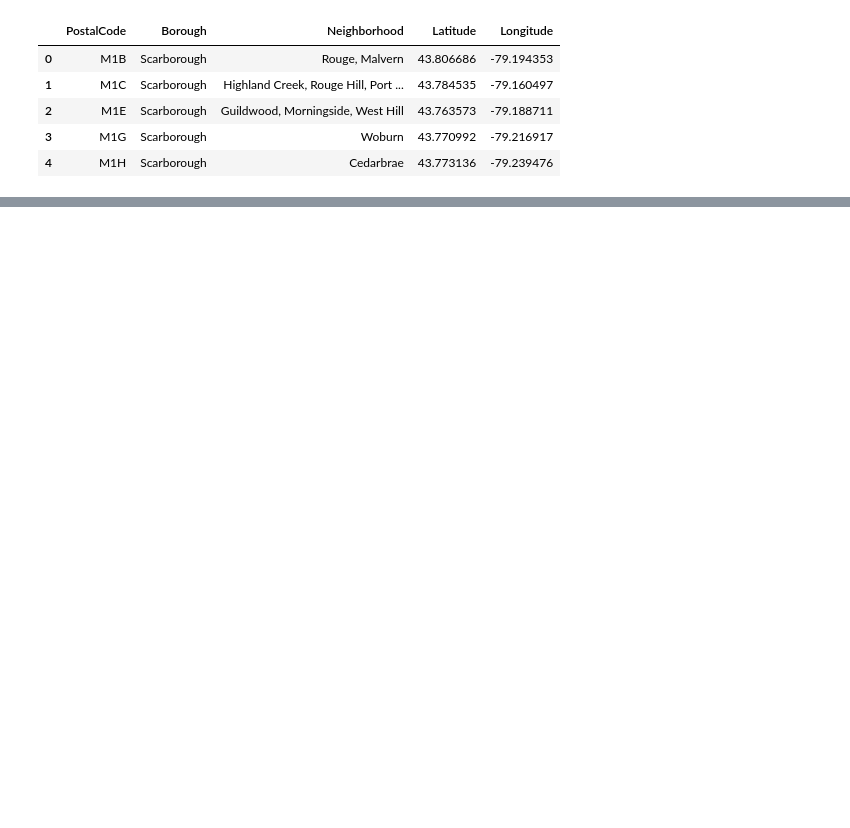
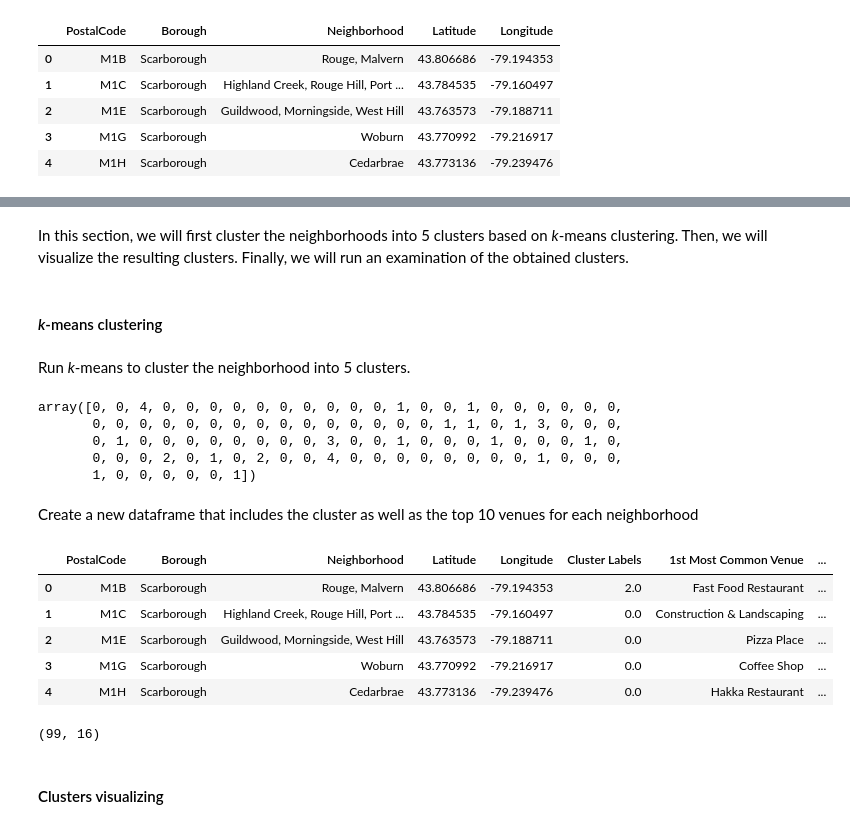
Before and after one commit to yaolongds/Coursera_Capstone, a Jupyter notebook: Capstone_Project_Notebook.ipynb, the cells around one changed output, grey strips where cells are left out. Saved outputs shown, nothing was run; the diff lists cells and outputs as text; code cells hidden in the pictures; blank space fills up the shorter version.

```diff
--- a/Capstone_Project_Notebook.ipynb
+++ b/Capstone_Project_Notebook.ipynb
@@ -86,0 +383,3 @@ df_toronto.head()
+# %%
+toronto_grouped = toronto_onehot.groupby('Neighborhood').mean().reset_index()
+toronto_grouped.head()
@@ -86,0 +442,21 @@ df_toronto.head()
+# %%
+num_top_venues = 10
+
+indicators = ['st', 'nd', 'rd']
+
+# create columns according to number of top venues
+columns = ['Neighborhood']
+for ind in np.arange(num_top_venues):
+    try:
+        columns.append('{}{} Most Common Venue'.format(ind+1, indicators[ind]))
+    except:
+        columns.append('{}th Most Common Venue'.format(ind+1))
+
+# create a new dataframe
+neighborhoods_venues_sorted = pd.DataFrame(columns=columns)
+neighborhoods_venues_sorted['Neighborhood'] = toronto_grouped['Neighborhood']
+
+for ind in np.arange(toronto_grouped.shape[0]):
+    neighborhoods_venues_sorted.iloc[ind, 1:] = return_most_common_venues(toronto_grouped.iloc[ind, :], num_top_venues)
+
+neighborhoods_venues_sorted.head()
@@ -86,0 +472,50 @@ df_toronto.head()
+# %% [markdown]
+In this section, we will first cluster the neighborhoods into 5 clusters based on *k*-means clustering. Then, we will visualize the resulting clusters. Finally, we will run an examination of the obtained clusters.
+# %% [markdown]
+#### *k*-means clustering
+# %% [markdown]
+Run *k*-means to cluster the neighborhood into 5 clusters.
+# %%
+# set number of clusters
+kclusters = 5
+
+toronto_grouped_clustering = toronto_grouped.drop('Neighborhood', 1)
+
+# run k-means clustering
+kmeans = KMeans(n_clusters=kclusters, random_state=0).fit(toronto_grouped_clustering)
+
+# check cluster labels generated for each row in the dataframe
+np.int_(kmeans.labels_)
+# %% [output]
+array([0, 0, 4, 0, 0, 0, 0, 0, 0, 0, 0, 0, 0, 1, 0, 0, 1, 0, 0, 0, 0, 0, 0,
+       0, 0, 0, 0, 0, 0, 0, 0, 0, 0, 0, 0, 0, 0, 0, 1, 1, 0, 1, 3, 0, 0, 0,
+       0, 1, 0, 0, 0, 0, 0, 0, 0, 0, 3, 0, 0, 1, 0, 0, 0, 1, 0, 0, 0, 1, 0,
+       0, 0, 0, 2, 0, 1, 0, 2, 0, 0, 4, 0, 0, 0, 0, 0, 0, 0, 0, 1, 0, 0, 0,
+       1, 0, 0, 0, 0, 0, 1])
+# %% [markdown]
+Create a new dataframe that includes the cluster as well as the top 10 venues for each neighborhood
+# %%
+# add clustering labels
+neighborhoods_venues_sorted.insert(0, 'Cluster Labels', np.int_(kmeans.labels_))
+
+toronto_merged = toronto_data
+
+# merge toronto_grouped with toronto_data to add latitude/longitude for each neighborhood
+toronto_merged = toronto_merged.join(neighborhoods_venues_sorted.set_index('Neighborhood'), on='Neighborhood')
+
+toronto_merged.head() # check the last columns!
+# %% [output]
+|  | PostalCode | Borough | Neighborhood | Latitude | Longitude | Cluster Labels | 1st Most Common Venue | ... |
+| 0 | M1B | Scarborough | Rouge, Malvern | 43.806686 | -79.194353 | 2.0 | Fast Food Restaurant | ... |
+| 1 | M1C | Scarborough | Highland Creek, Rouge Hill, Port ... | 43.784535 | -79.160497 | 0.0 | Construction & Landscaping | ... |
+| 2 | M1E | Scarborough | Guildwood, Morningside, West Hill | 43.763573 | -79.188711 | 0.0 | Pizza Place | ... |
+| 3 | M1G | Scarborough | Woburn | 43.770992 | -79.216917 | 0.0 | Coffee Shop | ... |
+| 4 | M1H | Scarborough | Cedarbrae | 43.773136 | -79.239476 | 0.0 | Hakka Restaurant | ... |
+# %%
+toronto_merged = toronto_merged.dropna(axis = 0, how ='any')
+toronto_merged['Cluster Labels'] = toronto_merged['Cluster Labels'].astype(np.int64)
+toronto_merged.shape
+# %% [output]
+(99, 16)
+# %% [markdown]
+#### Clusters visualizing
```
Also changed, not shown: parts of 73 cells of this notebook.
